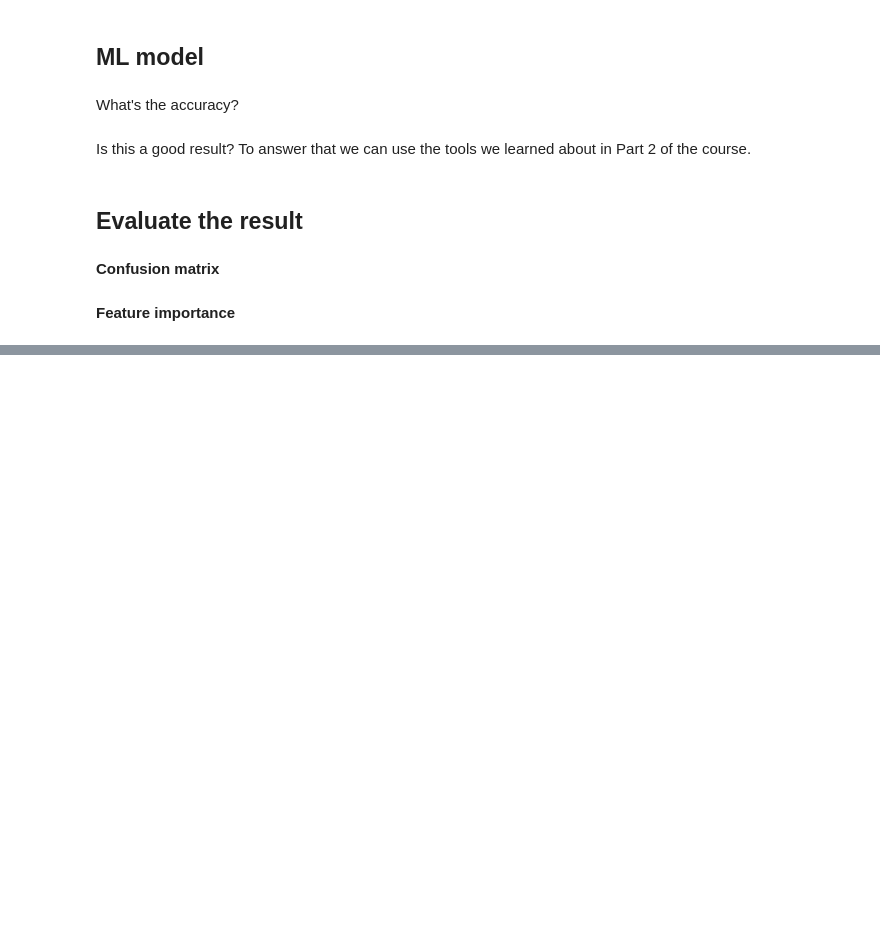
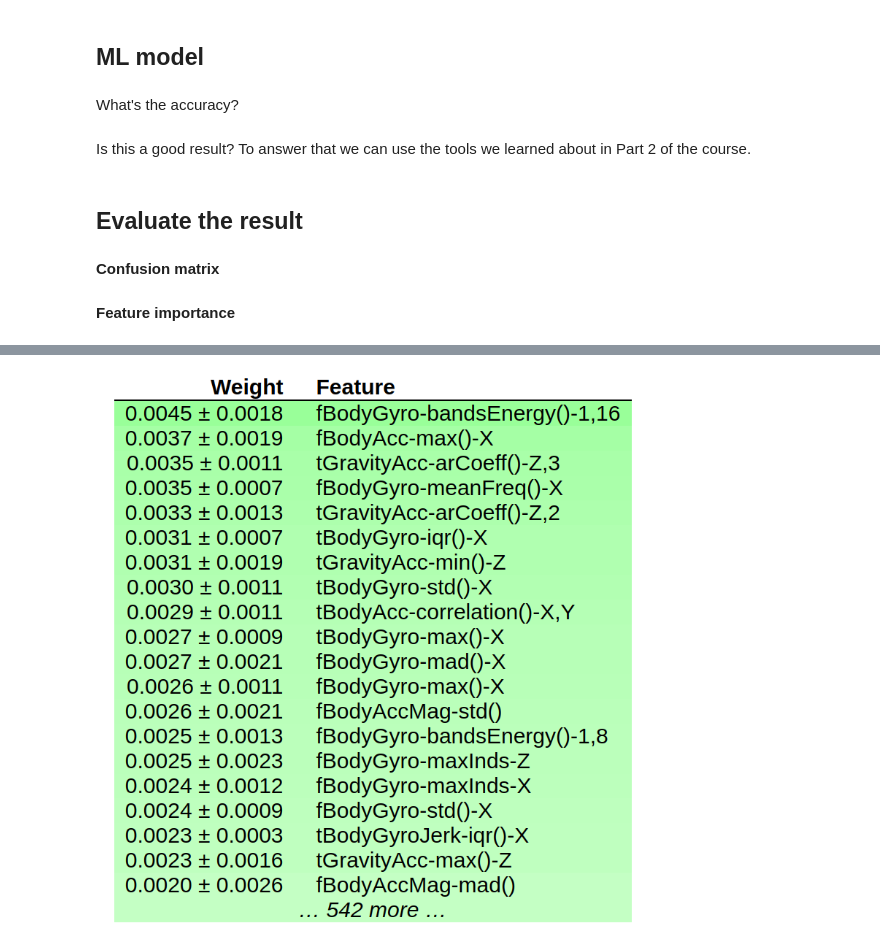
Before and after one commit to h183502/DAT158ML, a Jupyter notebook: Part4-tree_based_models/DAT158-Part4-2-Random_Forests.ipynb, the cells around one changed output, grey strips where cells are left out. Cells and saved outputs as stored; diff of their text form; code cells hidden in the pictures; blank space fills up the shorter version.

```diff
--- a/Part4-tree_based_models/DAT158-Part4-2-Random_Forests.ipynb
+++ b/Part4-tree_based_models/DAT158-Part4-2-Random_Forests.ipynb
@@ -972,3 +970,7 @@ If you don't want to wait for the above cell to complete, here's the result:
+# %%
+IPython.display.Image("assets/pi_activity.png", width='40%')
+# %% [output]
+[figure, added]
 # %% [markdown]
 > **Your turn!** Try to improve the model by e.g. feature engineering, hyperparameter optimization and by selecting different models.
 
```
Also changed, not shown: parts of 5 cells of this notebook, 3 other files.
